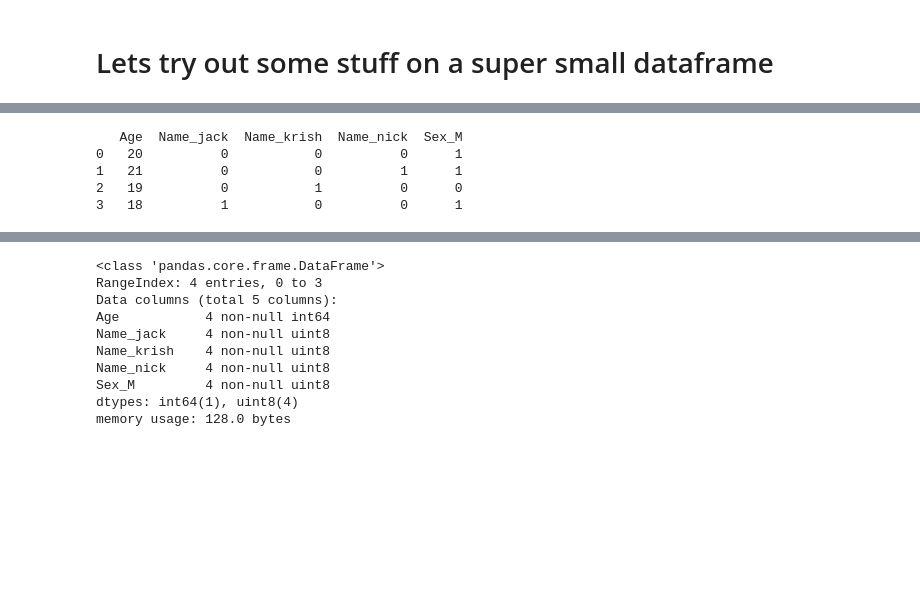
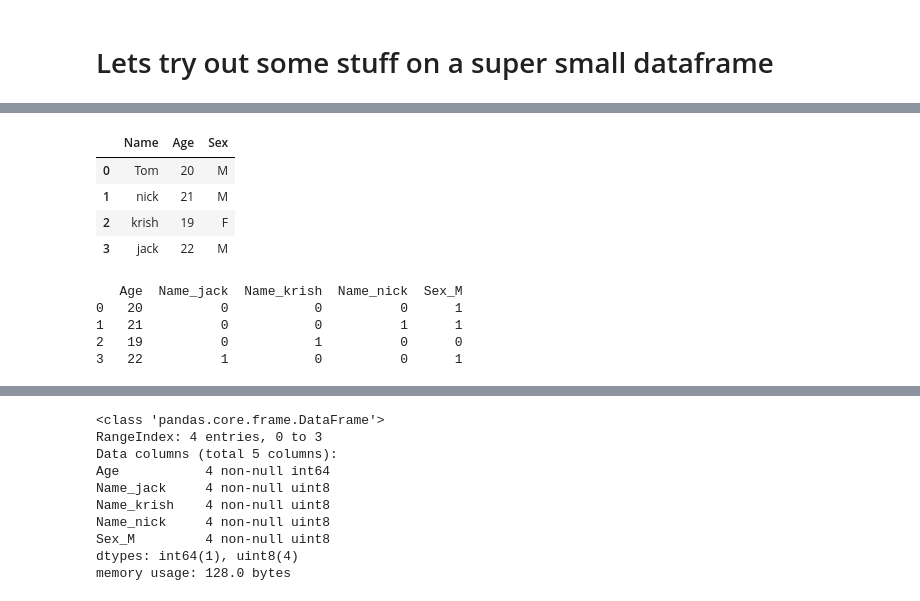
Before and after one commit to mmiller124/Springboard, a Jupyter notebook: LendingClub/Data Re-Explore delete me later.ipynb, the cells around one changed output, grey strips where cells are left out. Cells and saved outputs as stored; diff of their text form; code cells hidden in the pictures; blank space fills up the shorter version.

```diff
--- a/LendingClub/Data Re-Explore delete me later.ipynb
+++ b/LendingClub/Data Re-Explore delete me later.ipynb
@@ -29,6 +40,15 @@ df_sample
+# %%
+y_df = df_sample.drop(['Footwear'], axis=1)
+y_df
+# %% [output]
+|  | Name | Age | Sex |
+| 0 | Tom | 20 | M |
+| 1 | nick | 21 | M |
+| 2 | krish | 19 | F |
+| 3 | jack | 22 | M |
 # %%
 # Get dummies
-df_sample_dummies = pd.get_dummies(df_sample, prefix_sep='_', drop_first=True)
+df_sample_dummies = pd.get_dummies(y_df, prefix_sep='_', drop_first=True)
 
 # X head
 print(df_sample_dummies)
@@ -37,7 +57,7 @@ print(df_sample_dummies)
 0   20          0           0          0      1
 1   21          0           0          1      1
 2   19          0           1          0      0
-3   18          1           0          0      1
+3   22          1           0          0      1
 # %%
 # Get sparse dummies
 df_sample_sparse_dummies = pd.get_dummies(df_sample, prefix_sep='_', drop_first=True, sparse=True)
```
Also changed, not shown: parts of 12 cells of this notebook.
